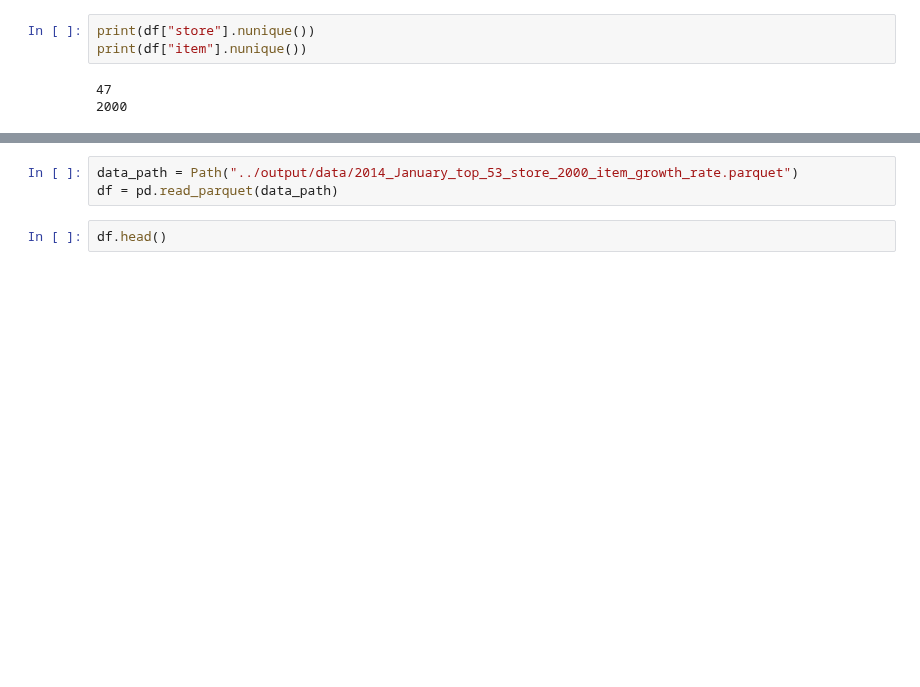
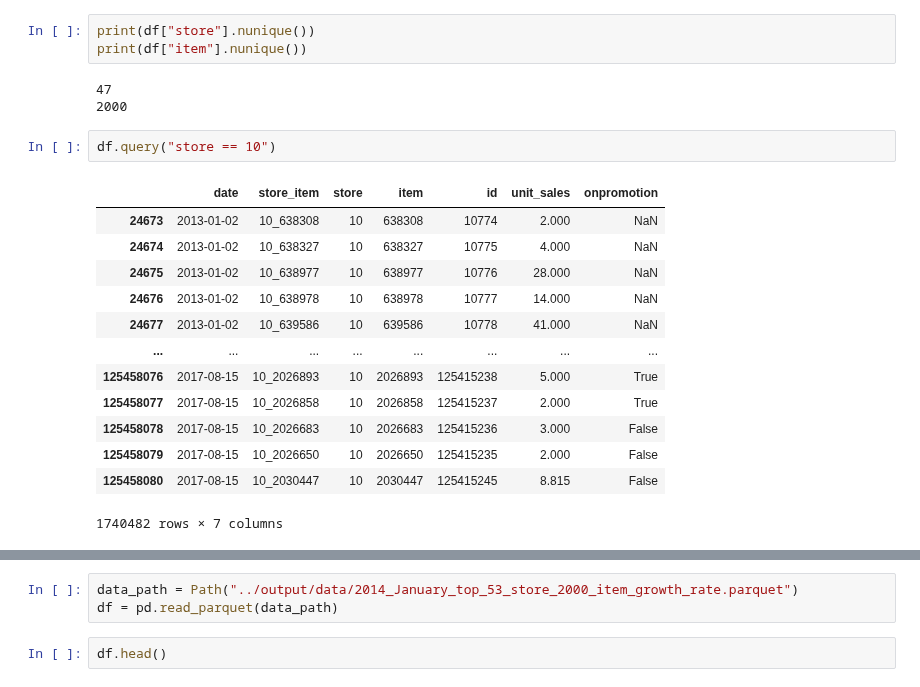
Before and after one commit to ygrepo/kaggle_favorita_grocery_sales_forecasting, a Jupyter notebook: notebook/analysis.ipynb, the cells around one changed output, grey strips where cells are left out. Saved outputs shown, nothing was run; the diff lists cells and outputs as text; blank space fills up the shorter version.

```diff
--- a/notebook/analysis.ipynb
+++ b/notebook/analysis.ipynb
@@ -33,3 +47,19 @@ print(df["item"].nunique())
 # %% [output]
 47
 2000
+# %%
+df.query("store == 10")
+# %% [output]
+|  | date | store_item | store | item | id | unit_sales | onpromotion |
+| 24673 | 2013-01-02 | 10_638308 | 10 | 638308 | 10774 | 2.000 | NaN |
+| 24674 | 2013-01-02 | 10_638327 | 10 | 638327 | 10775 | 4.000 | NaN |
+| 24675 | 2013-01-02 | 10_638977 | 10 | 638977 | 10776 | 28.000 | NaN |
+| 24676 | 2013-01-02 | 10_638978 | 10 | 638978 | 10777 | 14.000 | NaN |
+| 24677 | 2013-01-02 | 10_639586 | 10 | 639586 | 10778 | 41.000 | NaN |
+| ... | ... | ... | ... | ... | ... | ... | ... |
+| 125458076 | 2017-08-15 | 10_2026893 | 10 | 2026893 | 125415238 | 5.000 | True |
+| 125458077 | 2017-08-15 | 10_2026858 | 10 | 2026858 | 125415237 | 2.000 | True |
+| 125458078 | 2017-08-15 | 10_2026683 | 10 | 2026683 | 125415236 | 3.000 | False |
+| 125458079 | 2017-08-15 | 10_2026650 | 10 | 2026650 | 125415235 | 2.000 | False |
+| 125458080 | 2017-08-15 | 10_2030447 | 10 | 2030447 | 125415245 | 8.815 | False |
+1740482 rows × 7 columns
```
Also changed, not shown: parts of 54 cells of this notebook, 10 other files.
